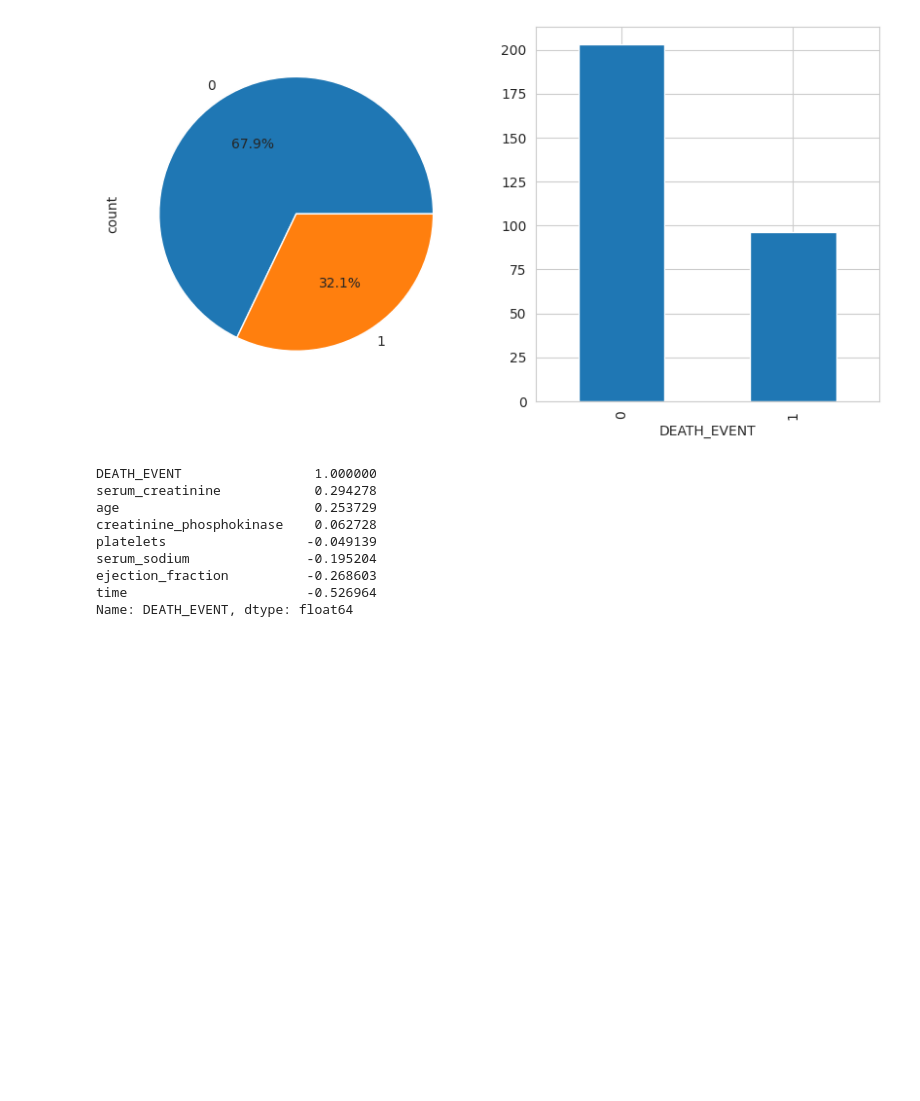
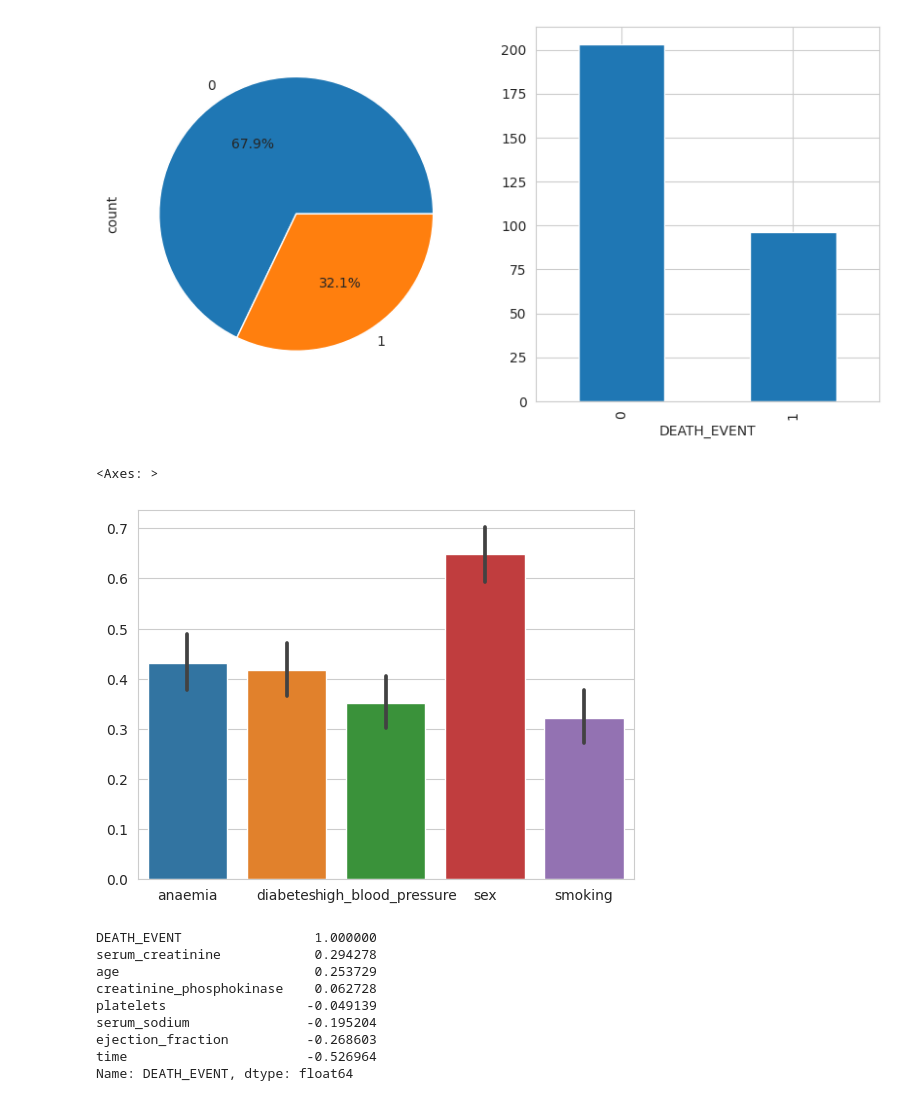
Before and after one commit to mmustafakapici/Heart-Failure-predictions, a Jupyter notebook: heart-failure-prediction.ipynb, the cells around one changed output. Cells and saved outputs as stored; diff of their text form; code cells hidden in the pictures; blank space fills up the shorter version.

```diff
--- a/heart-failure-prediction.ipynb
+++ b/heart-failure-prediction.ipynb
@@ -227,6 +222,11 @@ df[target_feature].value_counts().plot(kind='bar')
 # %% [output]
 <Axes: xlabel='DEATH_EVENT'>
 [figure]
+# %%
+sns.barplot(df[categorical_features])
+# %% [output]
+<Axes: >
+[figure, added]
 # %%
 numerical_df= df.drop(categorical_features, axis=1)
 corr = numerical_df.corr()[target_feature].sort_values(ascending=False)
```
Also changed, not shown: parts of 15 cells of this notebook.
